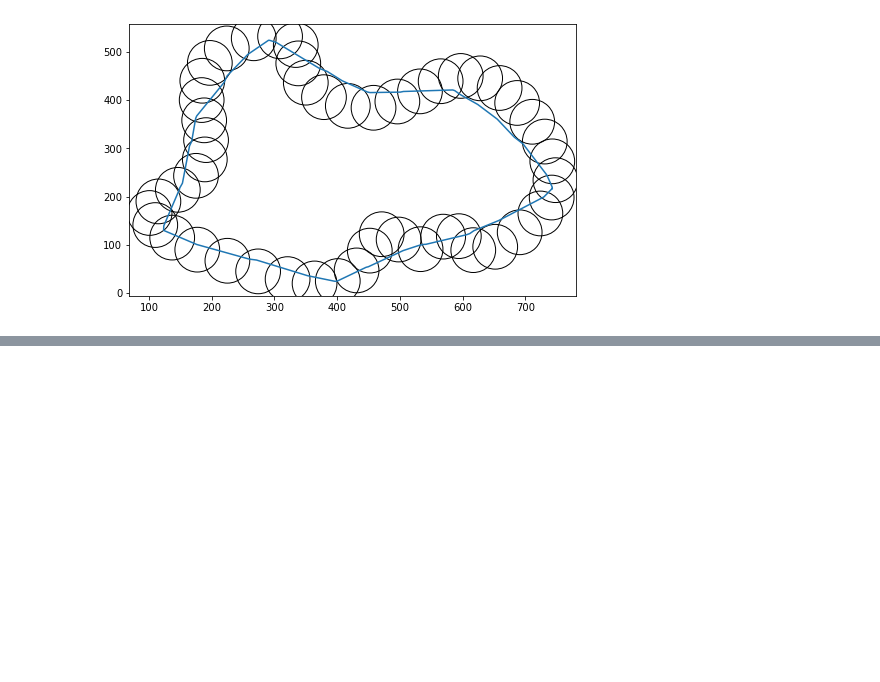
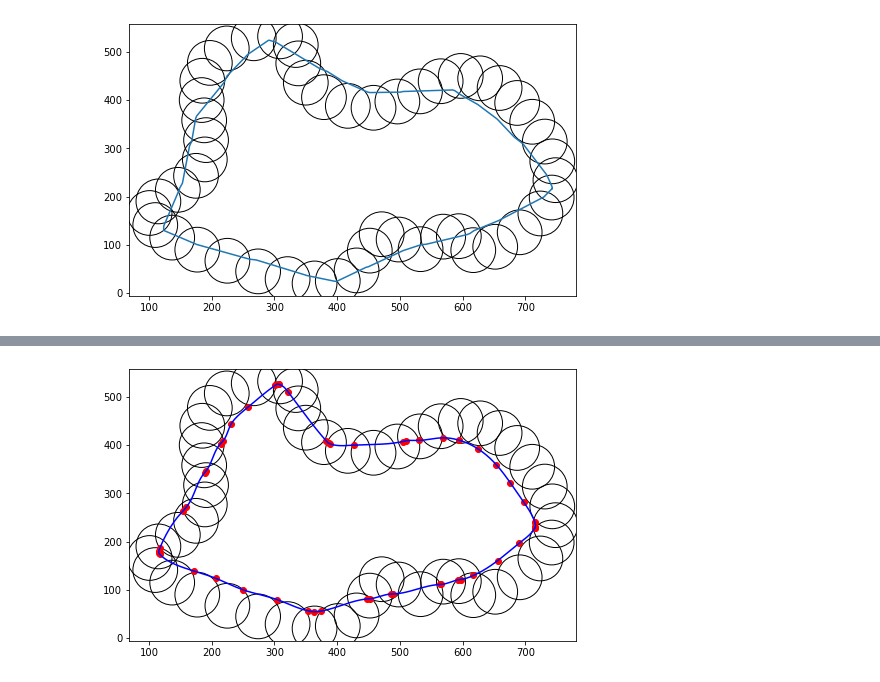
Before and after one commit to abhisheknaik96/racing-line-optimization, a Jupyter notebook: racing_line.ipynb, the cells around one changed output, grey strips where cells are left out. Cells and saved outputs as stored; diff of their text form; code cells hidden in the pictures; blank space fills up the shorter version.

```diff
--- a/racing_line.ipynb
+++ b/racing_line.ipynb
@@ -597,0 +614,4 @@ Ended with: 1747.0415056172976
+# %%
+draw_track_and_racing_line(track_points, shortest_racing_line, track_width=2, smooth=True, smooth_points=1000)
+# %% [output]
+[figure, added]
```
Also changed, not shown: parts of 8 cells of this notebook.
